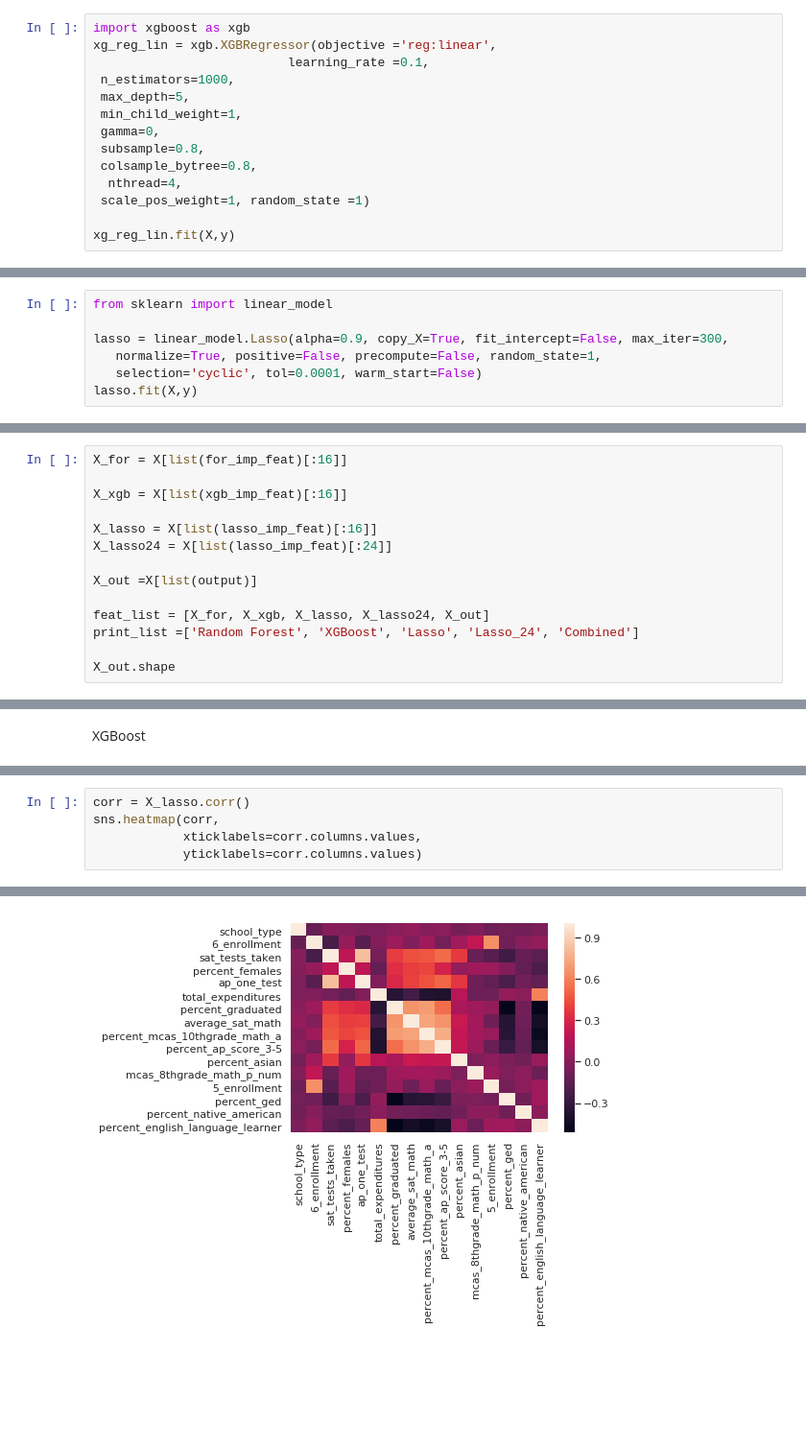
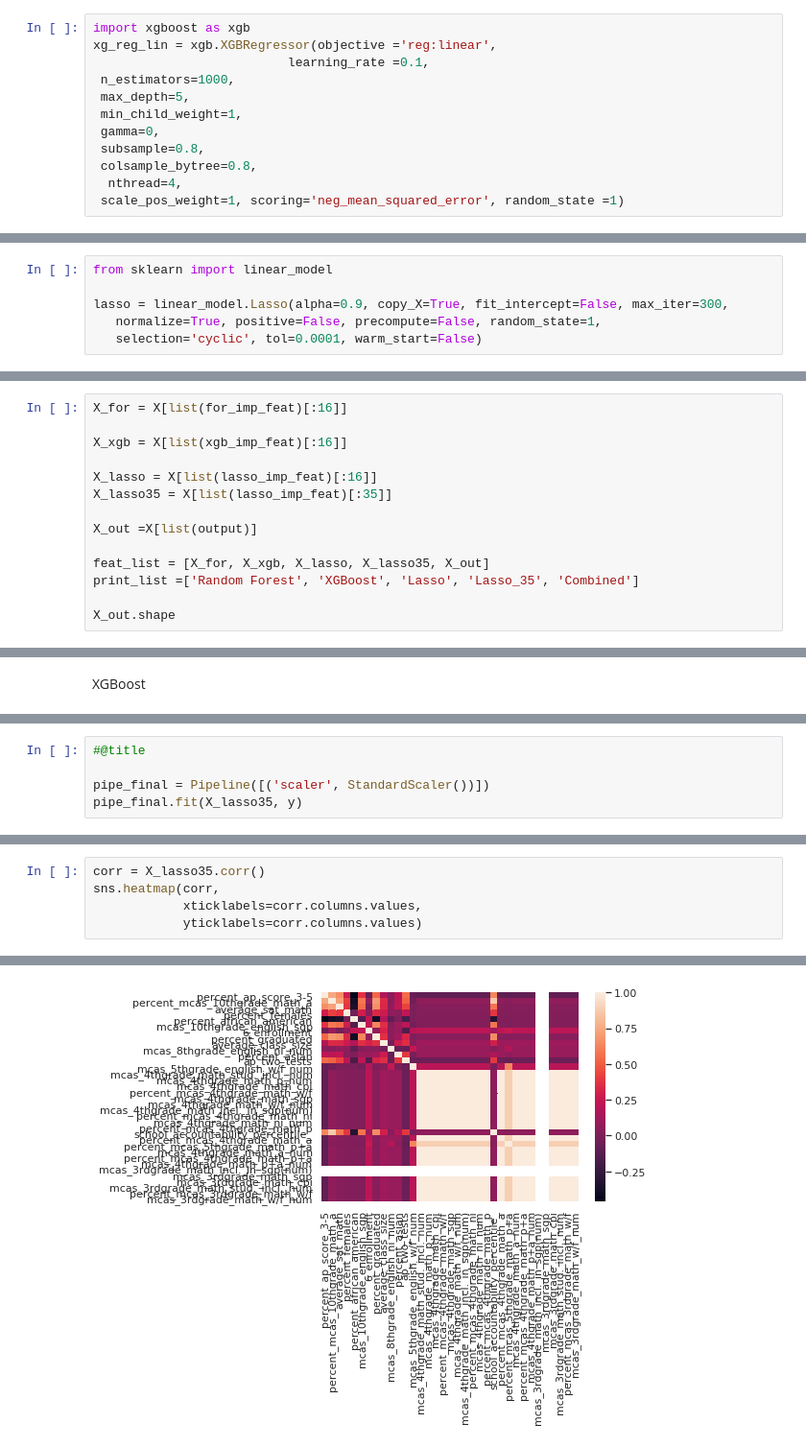
Before and after one commit to Glasiermedic/Boosting-examples, a Jupyter notebook: Mass_Schooling.ipynb, the cells around one changed output, grey strips where cells are left out. Shown at 96% size. Cells and saved outputs as stored; diff of their text form; blank space fills up the shorter version.

```diff
--- a/Mass_Schooling.ipynb
+++ b/Mass_Schooling.ipynb
@@ -254,6 +303,4 @@ xg_reg_lin = xgb.XGBRegressor(objective ='reg:linear',
  subsample=0.8,
  colsample_bytree=0.8,
   nthread=4,
- scale_pos_weight=1, random_state =1)
-
-xg_reg_lin.fit(X,y)
+ scale_pos_weight=1, scoring='neg_mean_squared_error', random_state =1)
@@ -286,4 +339,3 @@ from sklearn import linear_model
 lasso = linear_model.Lasso(alpha=0.9, copy_X=True, fit_intercept=False, max_iter=300,
    normalize=True, positive=False, precompute=False, random_state=1,
    selection='cyclic', tol=0.0001, warm_start=False)
-lasso.fit(X,y)
@@ -361,12 +432,12 @@ X_for = X[list(for_imp_feat)[:16]]
 X_xgb = X[list(xgb_imp_feat)[:16]]
 
 X_lasso = X[list(lasso_imp_feat)[:16]]
-X_lasso24 = X[list(lasso_imp_feat)[:24]]
+X_lasso35 = X[list(lasso_imp_feat)[:35]]
 
 X_out =X[list(output)]
 
-feat_list = [X_for, X_xgb, X_lasso, X_lasso24, X_out]
-print_list =['Random Forest', 'XGBoost', 'Lasso', 'Lasso_24', 'Combined']
+feat_list = [X_for, X_xgb, X_lasso, X_lasso35, X_out]
+print_list =['Random Forest', 'XGBoost', 'Lasso', 'Lasso_35', 'Combined']
 
 X_out.shape
 # %% [output]
@@ -517,0 +672,5 @@ Wall time: 2min 9s
+# %%
+#@title
+
+pipe_final = Pipeline([('scaler', StandardScaler())])
+pipe_final.fit(X_lasso35, y)
@@ -555,9 +814,9 @@ for col in X_lasso:
 ... (4 outputs left out)
 # %%
-corr = X_lasso.corr()
+corr = X_lasso35.corr()
 sns.heatmap(corr,
             xticklabels=corr.columns.values,
             yticklabels=corr.columns.values)
 # %% [output]
 <matplotlib.axes._subplots.AxesSubplot at 0x...>
-[figure, old version]
+[figure, new version]
```
Also changed, not shown: parts of 59 cells of this notebook.
